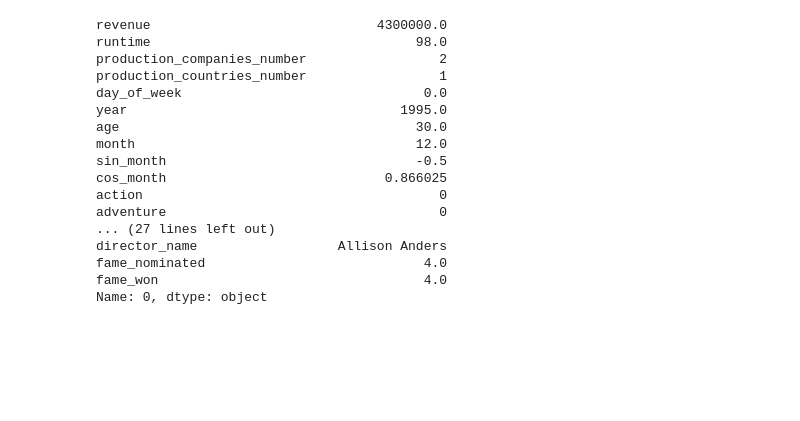
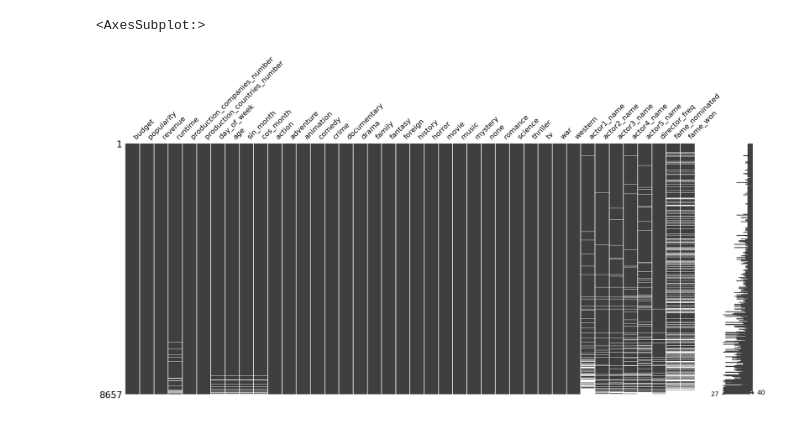
Before and after one commit to scienclick/pde_cap_mrp_zagros, a Jupyter notebook: notebooks/main_notebook.ipynb, the cells around one changed output. Saved outputs shown, nothing was run; the diff lists cells and outputs as text; code cells hidden in the pictures; blank space fills up the shorter version.

```diff
--- a/notebooks/main_notebook.ipynb
+++ b/notebooks/main_notebook.ipynb
@@ -189,20 +193,5 @@ msno.matrix(df)
-# %%
-df.iloc[0]
-# %% [output]
-revenue                             4300000.0
-runtime                                  98.0
-production_companies_number                 2
-production_countries_number                 1
-day_of_week                               0.0
-year                                   1995.0
-age                                      30.0
-month                                    12.0
-sin_month                                -0.5
-cos_month                            0.866025
-action                                      0
-adventure                                   0
-... (27 lines left out)
-director_name                  Allison Anders
-fame_nominated                            4.0
-fame_won                                  4.0
-Name: 0, dtype: object
+# %%
+msno.matrix(df_nulls)
+# %% [output]
+<AxesSubplot:>
+[figure, added]
```
Also changed, not shown: parts of 7 cells of this notebook.
